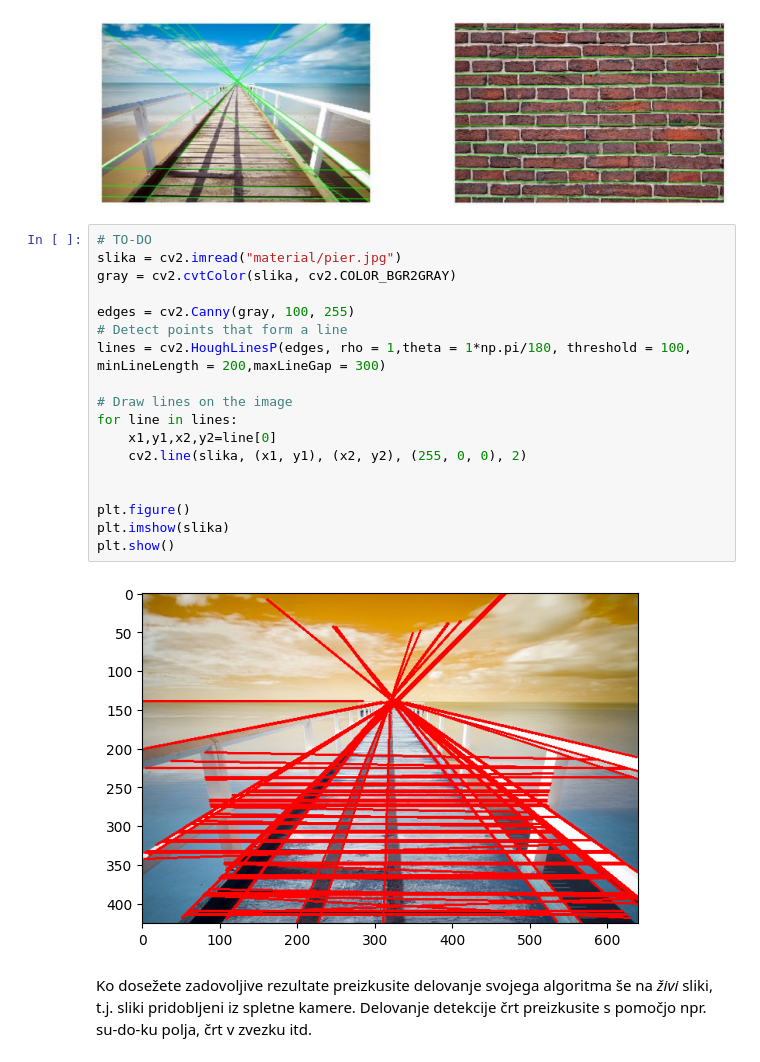
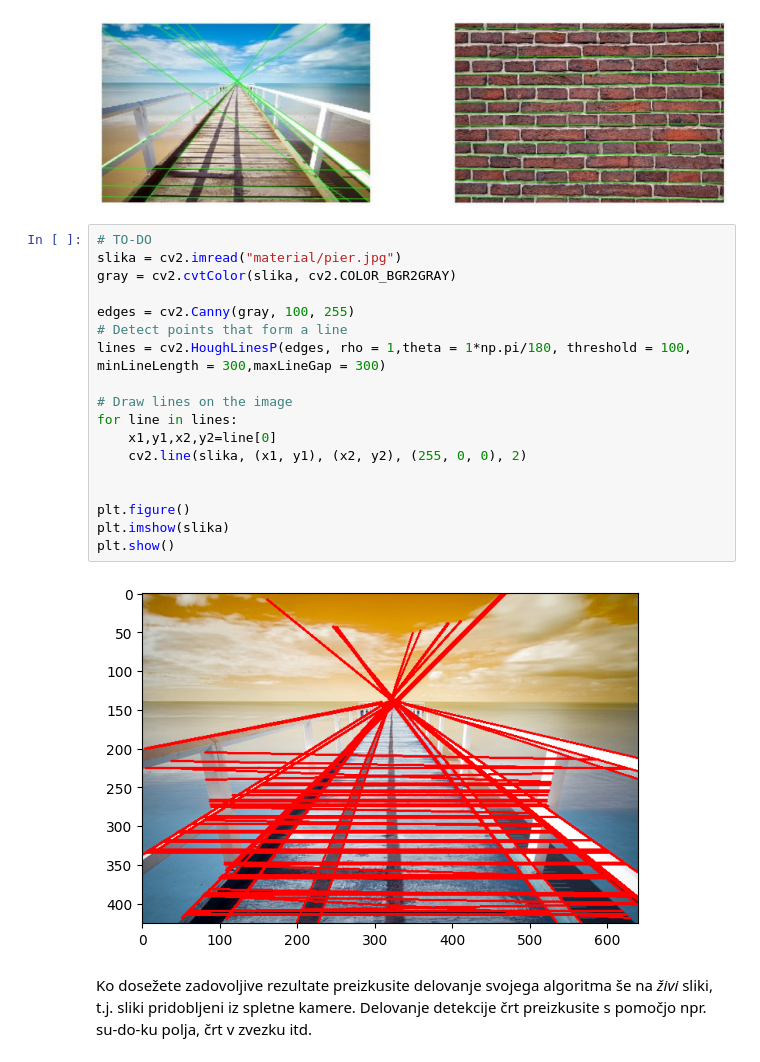
Before and after one commit to Krevs321/Robotika, a Jupyter notebook: vaja2.ipynb, the cells around one changed output. Drawn from its saved outputs; the diff is of its cells as text.

```diff
--- a/vaja2.ipynb
+++ b/vaja2.ipynb
@@ -592,23 +593,23 @@ plt.show()
 # %%
 # TO-DO
 slika = cv2.imread("material/pier.jpg")
 gray = cv2.cvtColor(slika, cv2.COLOR_BGR2GRAY)
 
 edges = cv2.Canny(gray, 100, 255)
 # Detect points that form a line
-lines = cv2.HoughLinesP(edges, rho = 1,theta = 1*np.pi/180, threshold = 100, minLineLength = 200,maxLineGap = 300)
+lines = cv2.HoughLinesP(edges, rho = 1,theta = 1*np.pi/180, threshold = 100, minLineLength = 300,maxLineGap = 300)
 
 # Draw lines on the image
 for line in lines:
     x1,y1,x2,y2=line[0]
     cv2.line(slika, (x1, y1), (x2, y2), (255, 0, 0), 2)
 
 
 plt.figure()
 plt.imshow(slika)
 plt.show()
 # %% [output]
-[figure, old version]
+[figure, new version]
 # %% [markdown]
 Ko dosežete zadovoljive rezultate preizkusite delovanje svojega algoritma še na <i>živi</i> sliki, t.j. sliki pridobljeni iz spletne kamere. Delovanje detekcije črt preizkusite s pomočjo npr. su-do-ku polja, črt v zvezku itd.
 # %%
```
Also changed, not shown: parts of 1 cell of this notebook.
